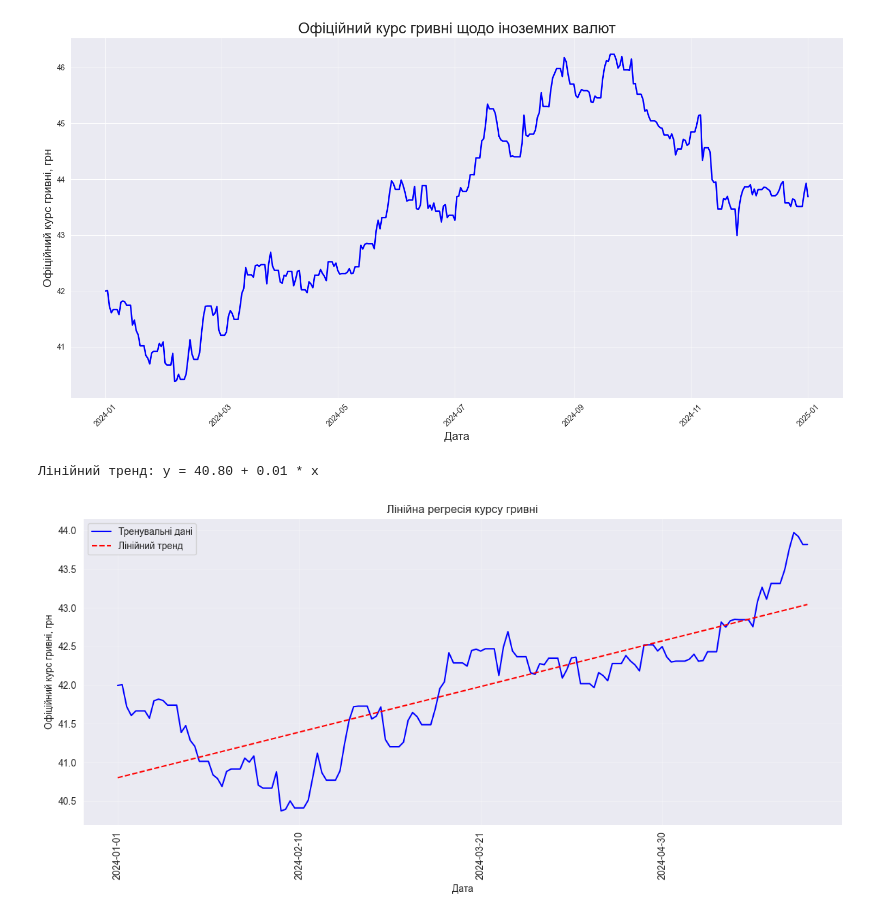
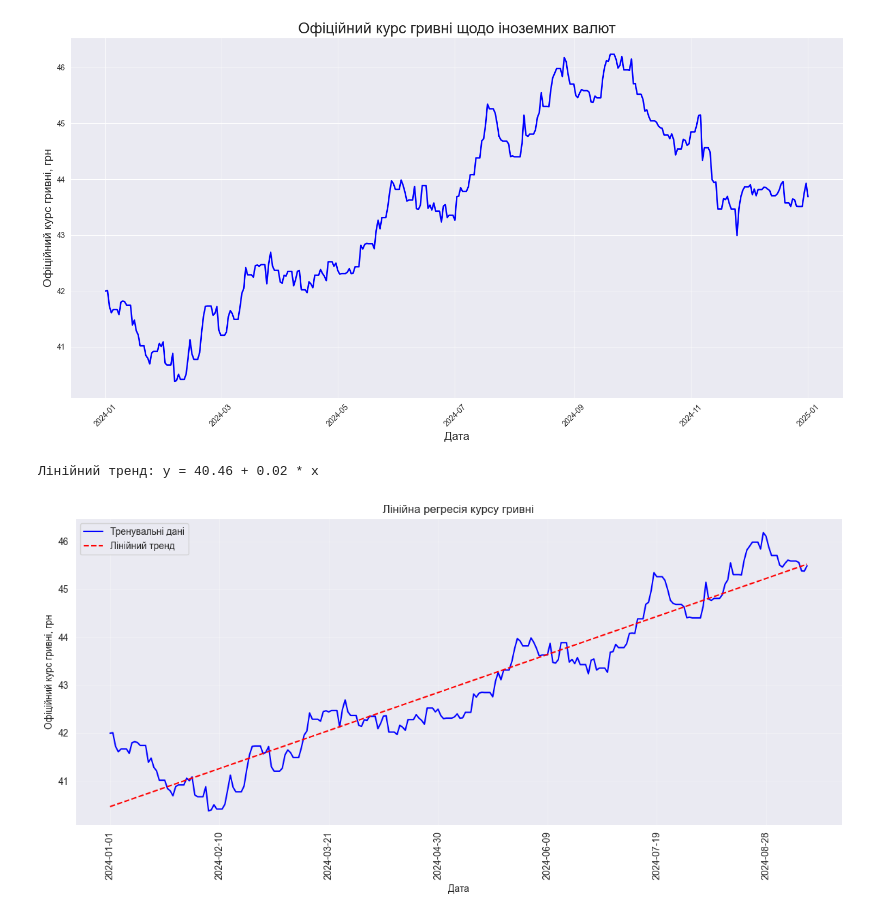
Before and after one commit to AndriyTok/data_Analysis_labs, a Jupyter notebook: lab9/lab9.ipynb, the cells around one changed output. Drawn from its saved outputs; the diff is of its cells as text; code cells hidden in the pictures.

```diff
--- a/lab9/lab9.ipynb
+++ b/lab9/lab9.ipynb
@@ -39,7 +39,7 @@ plt.show()
 # %% [output]
 [figure]
 # %%
-train_len = 153
+train_len = int(len(data_filtered) * 0.7)
 train = data_filtered.iloc[:train_len].copy()
 
 # Обробка дат і значень
@@ -49,35 +49,35 @@ train_data = train['Офіційний курс гривні, грн'].values
 dates = train['Дата']
 
 # Функція для побудови лінійного тренду
 def linear_trend(x, y):
     x_mean = np.mean(x)
     y_mean = np.mean(y)
     b = np.sum((x - x_mean) * (y - y_mean)) / np.sum((x - x_mean) ** 2)
     a = y_mean - b * x_mean
     return a, b
 
 # Розрахунок параметрів тренду
 x_vals = np.arange(len(train_data))
 a, b = linear_trend(x_vals, train_data)
 trend_line = a + b * x_vals
 
 print(f"Лінійний тренд: y = {a:.2f} + {b:.2f} * x")
 
 # Побудова графіка
 plt.figure(figsize=(12, 6))
 plt.plot(dates, train_data, label='Тренувальні дані', color='blue')
 plt.plot(dates, trend_line, label='Лінійний тренд', color='red', linestyle='--')
 plt.title('Лінійна регресія курсу гривні')
 plt.xlabel('Дата')
 plt.ylabel('Офіційний курс гривні, грн')
 plt.xticks(dates[::40], rotation=90)
 plt.legend()
 plt.grid(alpha=0.3)
 plt.tight_layout()
 plt.show()
 # %% [output]
-Лінійний тренд: y = 40.80 + 0.01 * x
+Лінійний тренд: y = 40.46 + 0.02 * x
-[figure, old version]
+[figure, new version]
 # %%
 def gauss_elimination(A, b):
     n = len(b)
```
Also changed, not shown: parts of 1 cell of this notebook.
